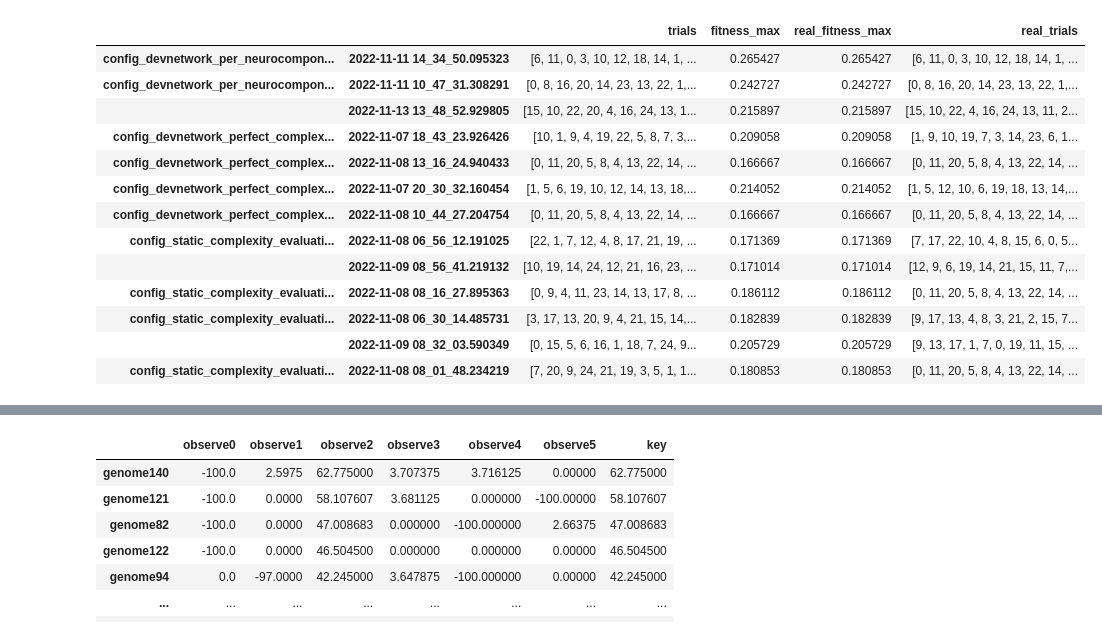
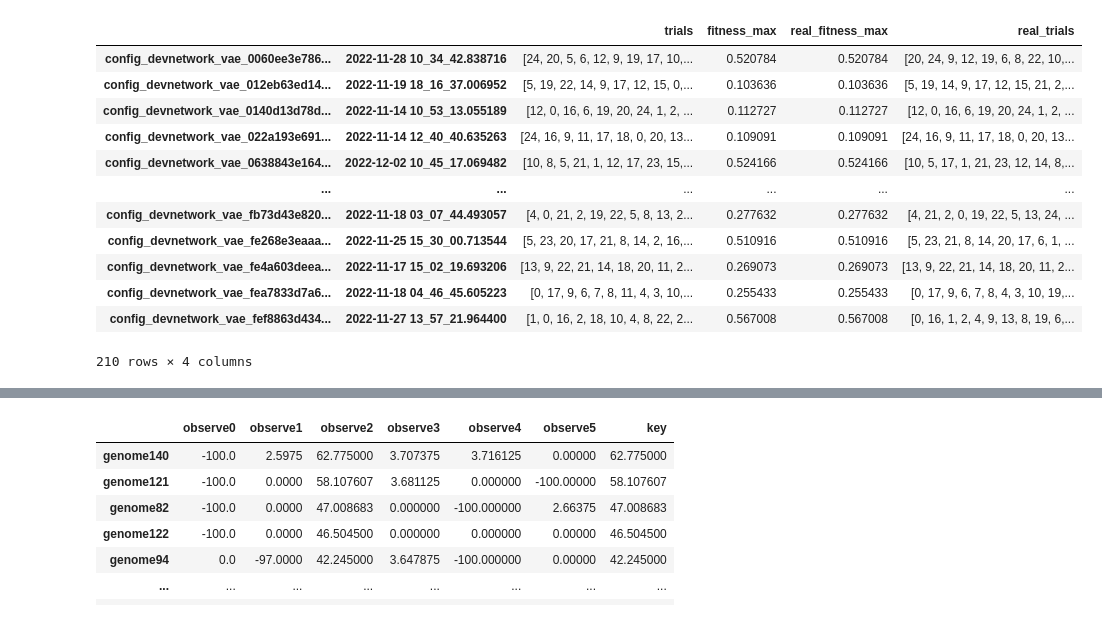
Before and after one commit to asuka1975/research, a Jupyter notebook: jupyter/analyze.ipynb, the cells around one changed output, grey strips where cells are left out. Drawn from its saved outputs; the diff is of its cells as text; code cells hidden in the pictures.

```diff
--- a/jupyter/analyze.ipynb
+++ b/jupyter/analyze.ipynb
@@ -10,22 +10,21 @@ Loading BokehJS ...
 [interactive output not drawn]
 # %%
 summary = archive.Summary()
-summary.table().filter(like="cartpole", axis=0).filter(like="complexity", axis=0)
+summary.table().filter(like="cartpole", axis=0).filter(like="vae", axis=0)
 # %% [output]
 |  |  | trials | fitness_max | real_fitness_max | real_trials |
-| config_devnetwork_per_neurocompon... | 2022-11-11 14_34_50.095323 | [6, 11, 0, 3, 10, 12, 18, 14, 1, ... | 0.265427 | 0.265427 | [6, 11, 0, 3, 10, 12, 18, 14, 1, ... |
-| config_devnetwork_per_neurocompon... | 2022-11-11 10_47_31.308291 | [0, 8, 16, 20, 14, 23, 13, 22, 1,... | 0.242727 | 0.242727 | [0, 8, 16, 20, 14, 23, 13, 22, 1,... |
-|  | 2022-11-13 13_48_52.929805 | [15, 10, 22, 20, 4, 16, 24, 13, 1... | 0.215897 | 0.215897 | [15, 10, 22, 4, 16, 24, 13, 11, 2... |
-| config_devnetwork_perfect_complex... | 2022-11-07 18_43_23.926426 | [10, 1, 9, 4, 19, 22, 5, 8, 7, 3,... | 0.209058 | 0.209058 | [1, 9, 10, 19, 7, 3, 14, 23, 6, 1... |
-| config_devnetwork_perfect_complex... | 2022-11-08 13_16_24.940433 | [0, 11, 20, 5, 8, 4, 13, 22, 14, ... | 0.166667 | 0.166667 | [0, 11, 20, 5, 8, 4, 13, 22, 14, ... |
-| config_devnetwork_perfect_complex... | 2022-11-07 20_30_32.160454 | [1, 5, 6, 19, 10, 12, 14, 13, 18,... | 0.214052 | 0.214052 | [1, 5, 12, 10, 6, 19, 18, 13, 14,... |
-| config_devnetwork_perfect_complex... | 2022-11-08 10_44_27.204754 | [0, 11, 20, 5, 8, 4, 13, 22, 14, ... | 0.166667 | 0.166667 | [0, 11, 20, 5, 8, 4, 13, 22, 14, ... |
-| config_static_complexity_evaluati... | 2022-11-08 06_56_12.191025 | [22, 1, 7, 12, 4, 8, 17, 21, 19, ... | 0.171369 | 0.171369 | [7, 17, 22, 10, 4, 8, 15, 6, 0, 5... |
-|  | 2022-11-09 08_56_41.219132 | [10, 19, 14, 24, 12, 21, 16, 23, ... | 0.171014 | 0.171014 | [12, 9, 6, 19, 14, 21, 15, 11, 7,... |
-| config_static_complexity_evaluati... | 2022-11-08 08_16_27.895363 | [0, 9, 4, 11, 23, 14, 13, 17, 8, ... | 0.186112 | 0.186112 | [0, 11, 20, 5, 8, 4, 13, 22, 14, ... |
-| config_static_complexity_evaluati... | 2022-11-08 06_30_14.485731 | [3, 17, 13, 20, 9, 4, 21, 15, 14,... | 0.182839 | 0.182839 | [9, 17, 13, 4, 8, 3, 21, 2, 15, 7... |
-|  | 2022-11-09 08_32_03.590349 | [0, 15, 5, 6, 16, 1, 18, 7, 24, 9... | 0.205729 | 0.205729 | [9, 13, 17, 1, 7, 0, 19, 11, 15, ... |
-| config_static_complexity_evaluati... | 2022-11-08 08_01_48.234219 | [7, 20, 9, 24, 21, 19, 3, 5, 1, 1... | 0.180853 | 0.180853 | [0, 11, 20, 5, 8, 4, 13, 22, 14, ... |
+| config_devnetwork_vae_0060ee3e786... | 2022-11-28 10_34_42.838716 | [24, 20, 5, 6, 12, 9, 19, 17, 10,... | 0.520784 | 0.520784 | [20, 24, 9, 12, 19, 6, 8, 22, 10,... |
+| config_devnetwork_vae_012eb63ed14... | 2022-11-19 18_16_37.006952 | [5, 19, 22, 14, 9, 17, 12, 15, 0,... | 0.103636 | 0.103636 | [5, 19, 14, 9, 17, 12, 15, 21, 2,... |
+| config_devnetwork_vae_0140d13d78d... | 2022-11-14 10_53_13.055189 | [12, 0, 16, 6, 19, 20, 24, 1, 2, ... | 0.112727 | 0.112727 | [12, 0, 16, 6, 19, 20, 24, 1, 2, ... |
+| config_devnetwork_vae_022a193e691... | 2022-11-14 12_40_40.635263 | [24, 16, 9, 11, 17, 18, 0, 20, 13... | 0.109091 | 0.109091 | [24, 16, 9, 11, 17, 18, 0, 20, 13... |
+| config_devnetwork_vae_0638843e164... | 2022-12-02 10_45_17.069482 | [10, 8, 5, 21, 1, 12, 17, 23, 15,... | 0.524166 | 0.524166 | [10, 5, 17, 1, 21, 23, 12, 14, 8,... |
+| ... | ... | ... | ... | ... | ... |
+| config_devnetwork_vae_fb73d43e820... | 2022-11-18 03_07_44.493057 | [4, 0, 21, 2, 19, 22, 5, 8, 13, 2... | 0.277632 | 0.277632 | [4, 21, 2, 0, 19, 22, 5, 13, 24, ... |
+| config_devnetwork_vae_fe268e3eaaa... | 2022-11-25 15_30_00.713544 | [5, 23, 20, 17, 21, 8, 14, 2, 16,... | 0.510916 | 0.510916 | [5, 23, 21, 8, 14, 20, 17, 6, 1, ... |
+| config_devnetwork_vae_fe4a603deea... | 2022-11-17 15_02_19.693206 | [13, 9, 22, 21, 14, 18, 20, 11, 2... | 0.269073 | 0.269073 | [13, 9, 22, 21, 14, 18, 20, 11, 2... |
+| config_devnetwork_vae_fea7833d7a6... | 2022-11-18 04_46_45.605223 | [0, 17, 9, 6, 7, 8, 11, 4, 3, 10,... | 0.255433 | 0.255433 | [0, 17, 9, 6, 7, 8, 4, 3, 10, 19,... |
+| config_devnetwork_vae_fef8863d434... | 2022-11-27 13_57_21.964400 | [1, 0, 16, 2, 18, 10, 4, 8, 22, 2... | 0.567008 | 0.567008 | [0, 16, 1, 2, 4, 9, 13, 8, 19, 6,... |
+210 rows × 4 columns
 # %%
 results = [
     ("config_devnetwork_per_neurocomponents_complexity_evaluation-double_cartpole", "2022-11-11 10_47_31.308291", 0),
```
Also changed, not shown: parts of 5 cells of this notebook, 7 other files.
